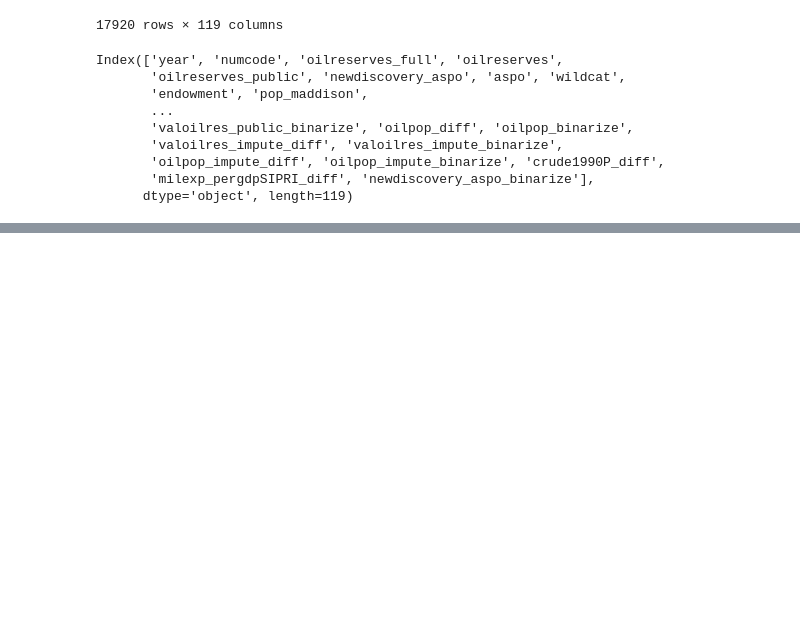
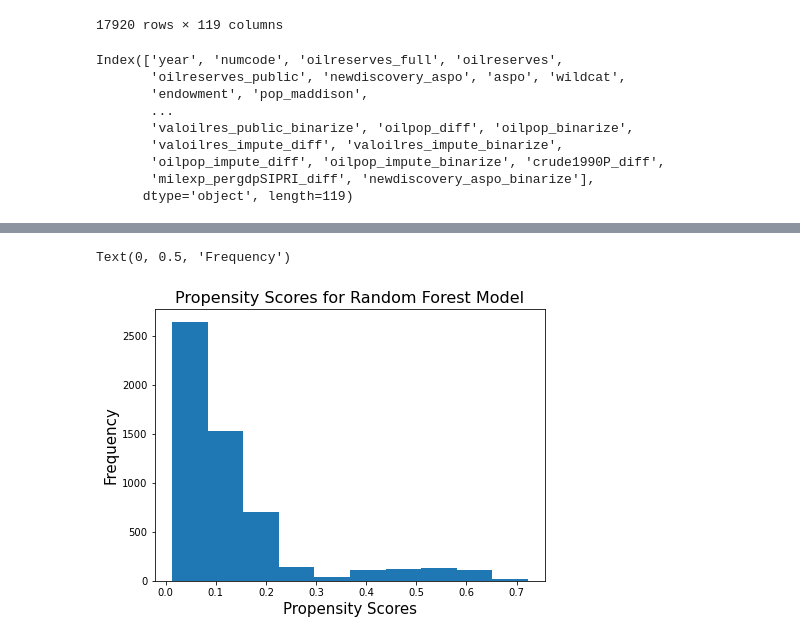
Before and after one commit to wanranzhao/STAT27420-final-code, a Jupyter notebook: Code/model_fitting.ipynb, the cells around one changed output, grey strips where cells are left out. Drawn from its saved outputs; the diff is of its cells as text; code cells hidden in the pictures; blank space fills up the shorter version.

Commit message:
more work done on modeling

```diff
--- a/Code/model_fitting.ipynb
+++ b/Code/model_fitting.ipynb
@@ -205,4 +204,17 @@ model_vars = ['ecgrowth',
 # %%
 outcome = 'onset2COWCS'
 treatment = 'valoilres_binarize'
-confounders = [x for x in model_vars if x not in (outcome + treatment)]
+confounders = ['crude1990P_diff',
+               'wildcat_diff',
+               'out_regdisaster_diff',
+               'ecgrowth',
+               'pop_maddison_diff',
+               'popdens_diff',
+               'democracy_diff',
+               'logmountain',
+               'ethnic_fractionalization',
+               'religion_fractionalization',
+               'language_fractionalization',
+               'leg_british',
+               'decade',
+               'opec']
@@ -434,0 +460,5 @@ att_discovery_results_df
+# %%
+g_df = oil_df[confounders + [treatment]].dropna().reset_index()
+g_df[treatment] = g_df[treatment].replace({0.0: 0, 1.0: 1})
+rf_propensity = treatment_k_fold_fit_and_predict(make_g_model, g_df[confounders], g_df[treatment], n_splits=5)
+xgb_propensity = treatment_k_fold_fit_and_predict(make_xgboost_g_model, g_df[confounders], g_df[treatment], n_splits=5)
@@ -434,0 +467,9 @@ att_discovery_results_df
+# %%
+plt.figure(figsize=(7, 5))
+hist(rf_propensity)
+plt.title('Propensity Scores for Random Forest Model', fontsize=16)
+plt.xlabel('Propensity Scores', fontsize=15)
+plt.ylabel('Frequency', fontsize=15)
+# %% [output]
+Text(0, 0.5, 'Frequency')
+[figure, added]
```
Also changed, not shown: parts of 19 cells of this notebook, 1 other file.
